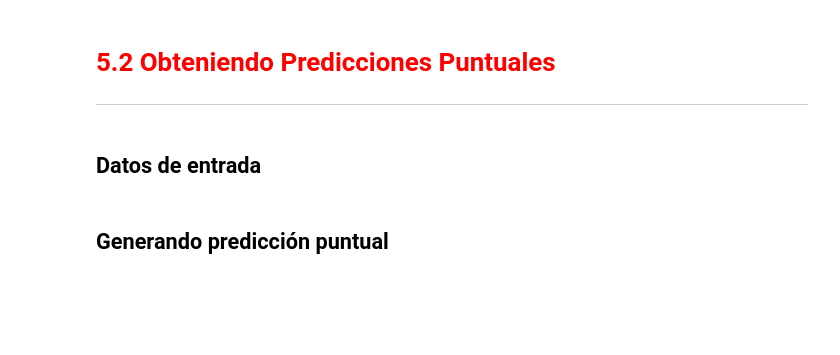
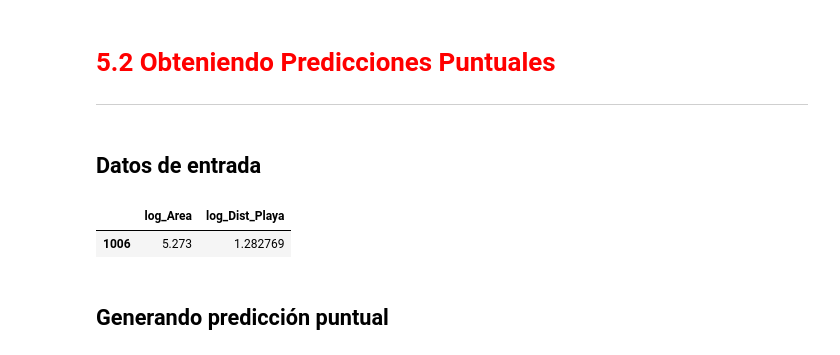
Before and after one commit to evs-11/Regresion-Lineal-II, a Jupyter notebook: Regresión_Lineal_II.ipynb, the cells around one changed output. Saved outputs shown, nothing was run; the diff lists cells and outputs as text; code cells hidden in the pictures; blank space fills up the shorter version.

```diff
--- a/Regresión_Lineal_II.ipynb
+++ b/Regresión_Lineal_II.ipynb
@@ -318,6 +431,10 @@ https://www.statsmodels.org/stable/index.html
 # %% [markdown]
 ## Creando un nuevo conjunto de variables explicativas (X)
+# %%
+x=datos[['log_Area','log_Dist_Playa']]
 # %% [markdown]
 ## Creando los datasets de entrenamiento y de prueba
+# %%
+X_train, X_test, y_train, y_test = train_test_split(x,y,test_size=0.2,random_state=2811)
 # %% [markdown]
 ## Estimando el modelo con el statsmodels
@@ -369,6 +550,12 @@ https://scikit-learn.org/stable/modules/generated/sklearn.metrics.r2_score.html#
 <hr style='border: 2px solid red;'>
 # %% [markdown]
 ## Datos de entrada
+# %%
+entrada=X_test[0:1]
+entrada
+# %% [output]
+|  | log_Area | log_Dist_Playa |
+| 1006 | 5.273 | 1.282769 |
 # %% [markdown]
 ## Generando predicción puntual
 # %% [markdown]
```
Also changed, not shown: parts of 25 cells of this notebook.
